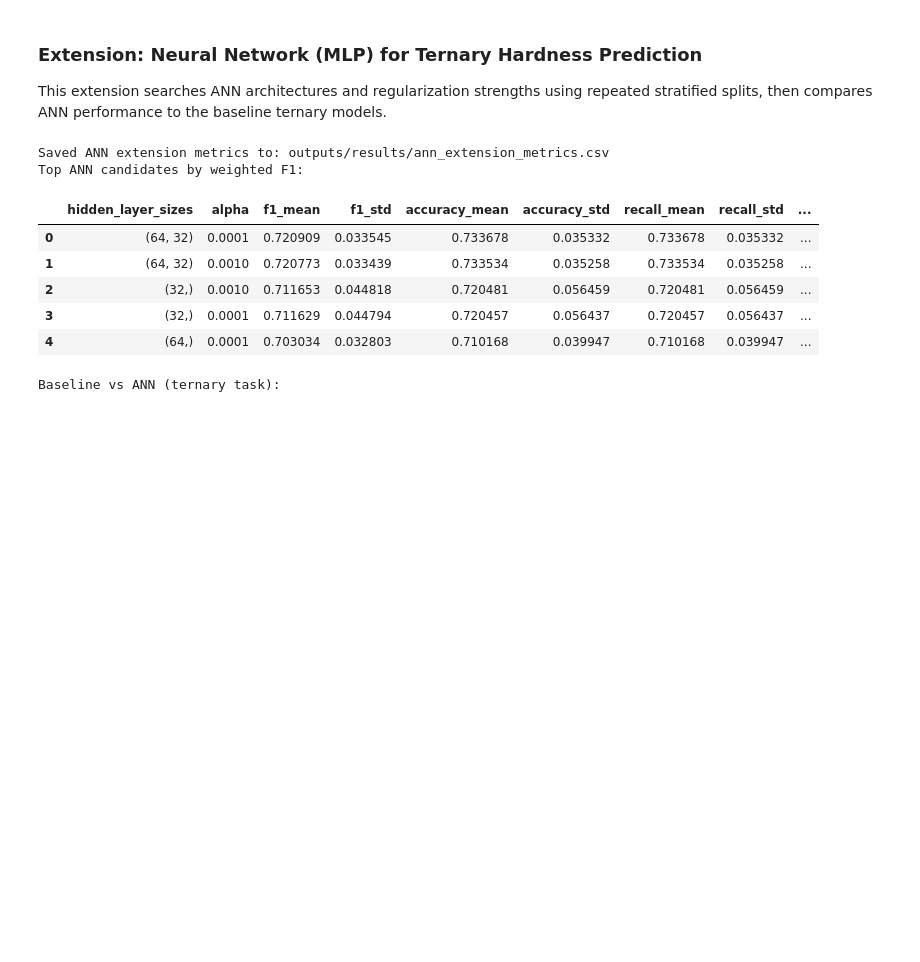
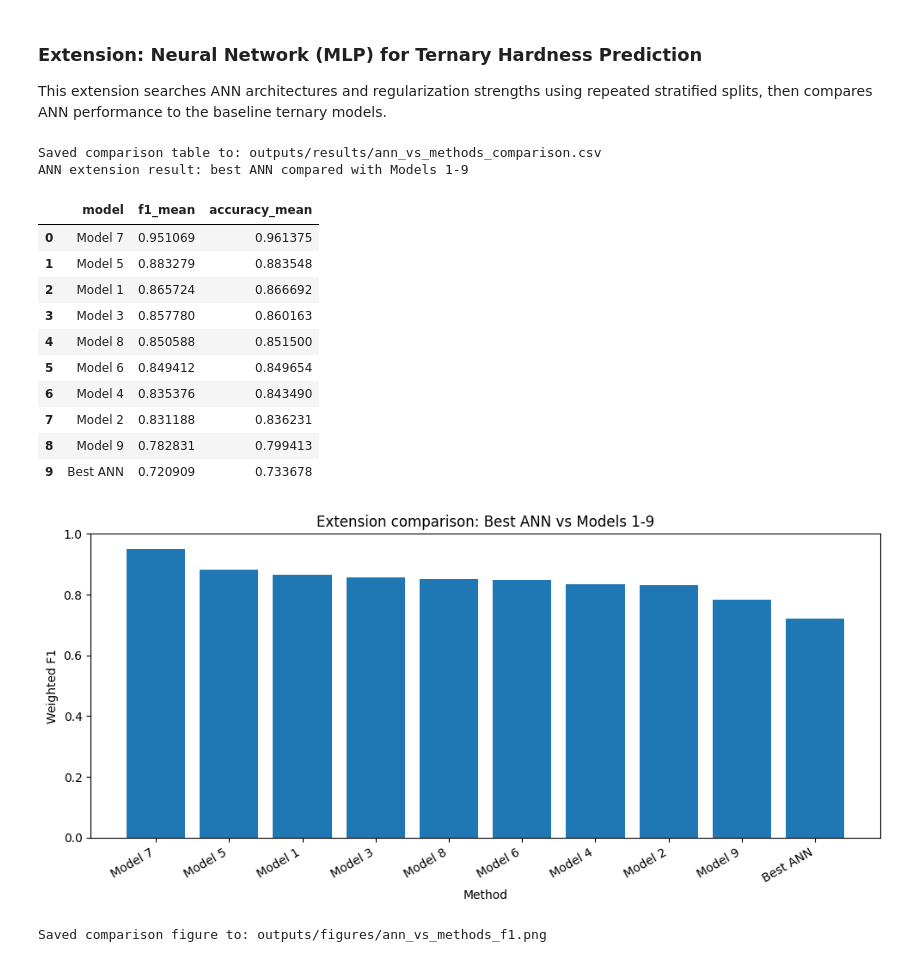
Before and after one commit to ryanjchrist/mohs-hardness-replication, a Jupyter notebook: Module5Project.ipynb, the cells around one changed output. Drawn from its saved outputs; the diff is of its cells as text; code cells hidden in the pictures; blank space fills up the shorter version.

```diff
--- a/Module5Project.ipynb
+++ b/Module5Project.ipynb
@@ -791,0 +395,5 @@ Computed model statistics for IDs 1-9 over 500 splits.
+# %%
+stats, class_stats = evaluate_model_over_splits(7)
+all_model_stats[7] = stats
+all_class_stats[7] = class_stats
+print(f"Model 7 F1={stats['f1']['mean']:.4f} ± {stats['f1']['std']:.4f}")
@@ -791,0 +404,5 @@ Computed model statistics for IDs 1-9 over 500 splits.
+# %%
+stats, class_stats = evaluate_model_over_splits(8)
+all_model_stats[8] = stats
+all_class_stats[8] = class_stats
+print(f"Model 8 F1={stats['f1']['mean']:.4f} ± {stats['f1']['std']:.4f}")
@@ -791,0 +413,8 @@ Computed model statistics for IDs 1-9 over 500 splits.
+# %%
+stats, class_stats = evaluate_model_over_splits(9)
+all_model_stats[9] = stats
+all_class_stats[9] = class_stats
+print(f"Model 9 F1={stats['f1']['mean']:.4f} ± {stats['f1']['std']:.4f}")
+
+if len(all_model_stats) == 9:
+    print("All 9 model blocks computed.")
@@ -1058,9 +693,6 @@ Saved Figure 4 to: outputs/figures/figure4_replication_roc.png
 ### Extension: Neural Network (MLP) for Ternary Hardness Prediction
 This extension searches ANN architectures and regularization strengths using repeated stratified splits, then compares ANN performance to the baseline ternary models.
 # %%
-import pandas as pd
-from sklearn.neural_network import MLPClassifier
-
 # Extension goal: compare ANN vs existing methods (not architecture exploration)
 ANN_SPLITS = 200
 ann_splitter = StratifiedShuffleSplit(
@@ -1143,24 +775,25 @@ def evaluate_ann_candidate(hidden_layer_sizes, alpha):
 
 
 # Train/evaluate ANN candidates and pick the best by weighted F1
-ann_rows = []
-for cand in ann_candidates:
-    stats = evaluate_ann_candidate(cand["hidden_layer_sizes"], cand["alpha"])
-    ann_rows.append(
-        {
-            "model": f"ANN {cand['hidden_layer_sizes']} a={cand['alpha']}",
-            "f1_mean": stats["f1"]["mean"],
-            "f1_std": stats["f1"]["std"],
-            "accuracy_mean": stats["accuracy"]["mean"],
-            "accuracy_std": stats["accuracy"]["std"],
-            "recall_mean": stats["recall"]["mean"],
-            "recall_std": stats["recall"]["std"],
-            "specificity_mean": stats["specificity"]["mean"],
-            "specificity_std": stats["specificity"]["std"],
-        }
-    )
+if "ann_results_df" not in globals() or ann_results_df.empty:
+    ann_rows = []
+    for cand in ann_candidates:
+        stats = evaluate_ann_candidate(cand["hidden_layer_sizes"], cand["alpha"])
+        ann_rows.append(
+            {
+                "model": f"ANN {cand['hidden_layer_sizes']} a={cand['alpha']}",
+                "f1_mean": stats["f1"]["mean"],
+                "f1_std": stats["f1"]["std"],
+                "accuracy_mean": stats["accuracy"]["mean"],
+                "accuracy_std": stats["accuracy"]["std"],
+                "recall_mean": stats["recall"]["mean"],
+                "recall_std": stats["recall"]["std"],
+                "specificity_mean": stats["specificity"]["mean"],
+                "specificity_std": stats["specificity"]["std"],
+            }
+        )
+    ann_results_df = pd.DataFrame(ann_rows).sort_values("f1_mean", ascending=False).reset_index(drop=True)
 
-ann_results_df = pd.DataFrame(ann_rows).sort_values("f1_mean", ascending=False).reset_index(drop=True)
 best_ann = ann_results_df.iloc[0]
 
 # Compare best ANN directly against the existing methods from Figure 3 stats
@@ -1184,39 +817,45 @@ comparison_rows.append(
     }
 )
 
 comparison_df = pd.DataFrame(comparison_rows)
 comparison_df = comparison_df.sort_values("f1_mean", ascending=False).reset_index(drop=True)
 
 # Save report-ready extension outputs
 outputs_results_dir = Path("outputs") / "results"
 outputs_results_dir.mkdir(parents=True, exist_ok=True)
 comparison_csv_path = outputs_results_dir / "ann_vs_methods_comparison.csv"
 comparison_df.to_csv(comparison_csv_path, index=False)
 
 print(f"Saved comparison table to: {comparison_csv_path}")
 print("ANN extension result: best ANN compared with Models 1-9")
 display(comparison_df)
 
 # Plot F1 comparison
 plt.figure(figsize=(10, 4.8))
 plt.bar(comparison_df["model"], comparison_df["f1_mean"])
 plt.ylim(0.0, 1.0)
 plt.ylabel("Weighted F1")
 plt.xlabel("Method")
 plt.title("Extension comparison: Best ANN vs Models 1-9")
 plt.xticks(rotation=30, ha="right")
 plt.tight_layout()
 ann_compare_fig = Path("outputs") / "figures" / "ann_vs_methods_f1.png"
 plt.savefig(ann_compare_fig, dpi=250, bbox_inches="tight")
 plt.show()
 print(f"Saved comparison figure to: {ann_compare_fig}")
 # %% [output]
-Saved ANN extension metrics to: outputs/results/ann_extension_metrics.csv
-Top ANN candidates by weighted F1:
+Saved comparison table to: outputs/results/ann_vs_methods_comparison.csv
+ANN extension result: best ANN compared with Models 1-9
-|  | hidden_layer_sizes | alpha | f1_mean | f1_std | accuracy_mean | accuracy_std | recall_mean | recall_std | ... |
-| 0 | (64, 32) | 0.0001 | 0.720909 | 0.033545 | 0.733678 | 0.035332 | 0.733678 | 0.035332 | ... |
-| 1 | (64, 32) | 0.0010 | 0.720773 | 0.033439 | 0.733534 | 0.035258 | 0.733534 | 0.035258 | ... |
-| 2 | (32,) | 0.0010 | 0.711653 | 0.044818 | 0.720481 | 0.056459 | 0.720481 | 0.056459 | ... |
-| 3 | (32,) | 0.0001 | 0.711629 | 0.044794 | 0.720457 | 0.056437 | 0.720457 | 0.056437 | ... |
-| 4 | (64,) | 0.0001 | 0.703034 | 0.032803 | 0.710168 | 0.039947 | 0.710168 | 0.039947 | ... |
+|  | model | f1_mean | accuracy_mean |
+| 0 | Model 7 | 0.951069 | 0.961375 |
+| 1 | Model 5 | 0.883279 | 0.883548 |
+| 2 | Model 1 | 0.865724 | 0.866692 |
+| 3 | Model 3 | 0.857780 | 0.860163 |
+| 4 | Model 8 | 0.850588 | 0.851500 |
+| 5 | Model 6 | 0.849412 | 0.849654 |
+| 6 | Model 4 | 0.835376 | 0.843490 |
+| 7 | Model 2 | 0.831188 | 0.836231 |
+| 8 | Model 9 | 0.782831 | 0.799413 |
+| 9 | Best ANN | 0.720909 | 0.733678 |
+[figure, new version]
-Baseline vs ANN (ternary task):
+Saved comparison figure to: outputs/figures/ann_vs_methods_f1.png
```
Also changed, not shown: parts of 42 cells of this notebook, 3 other files.
